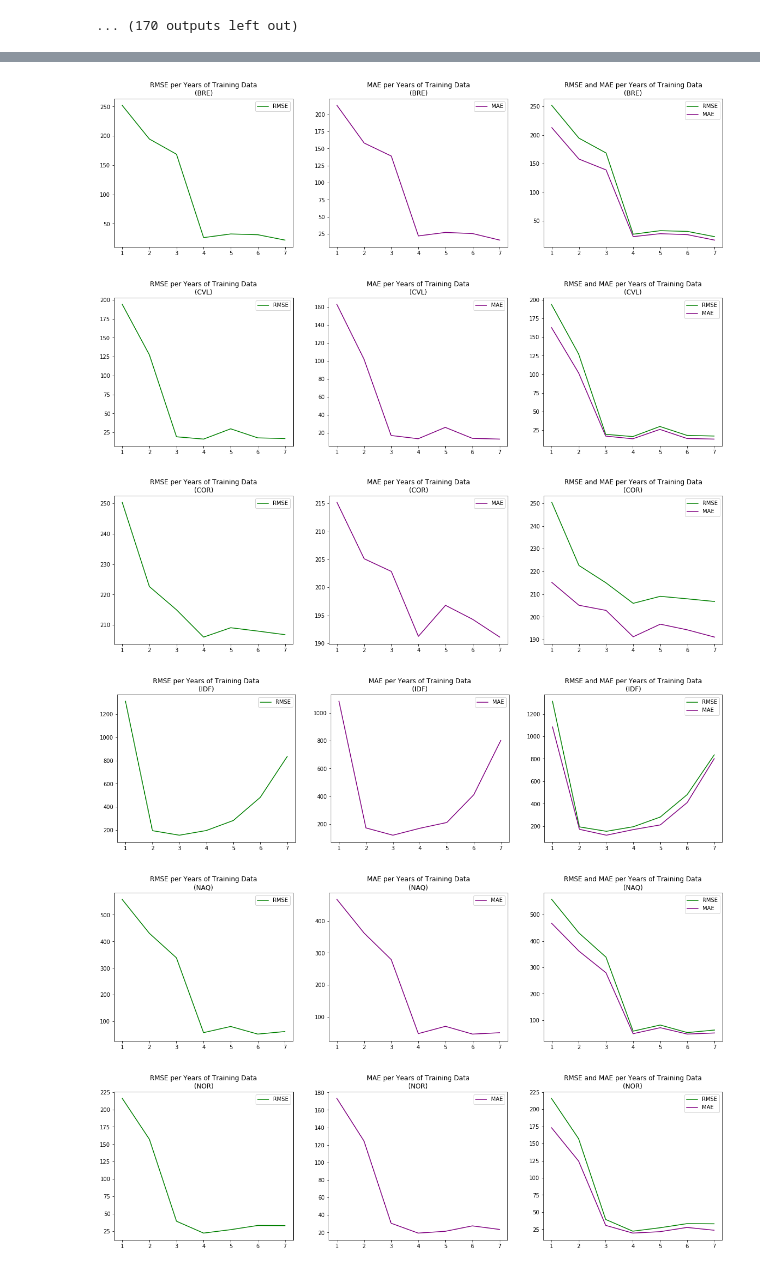
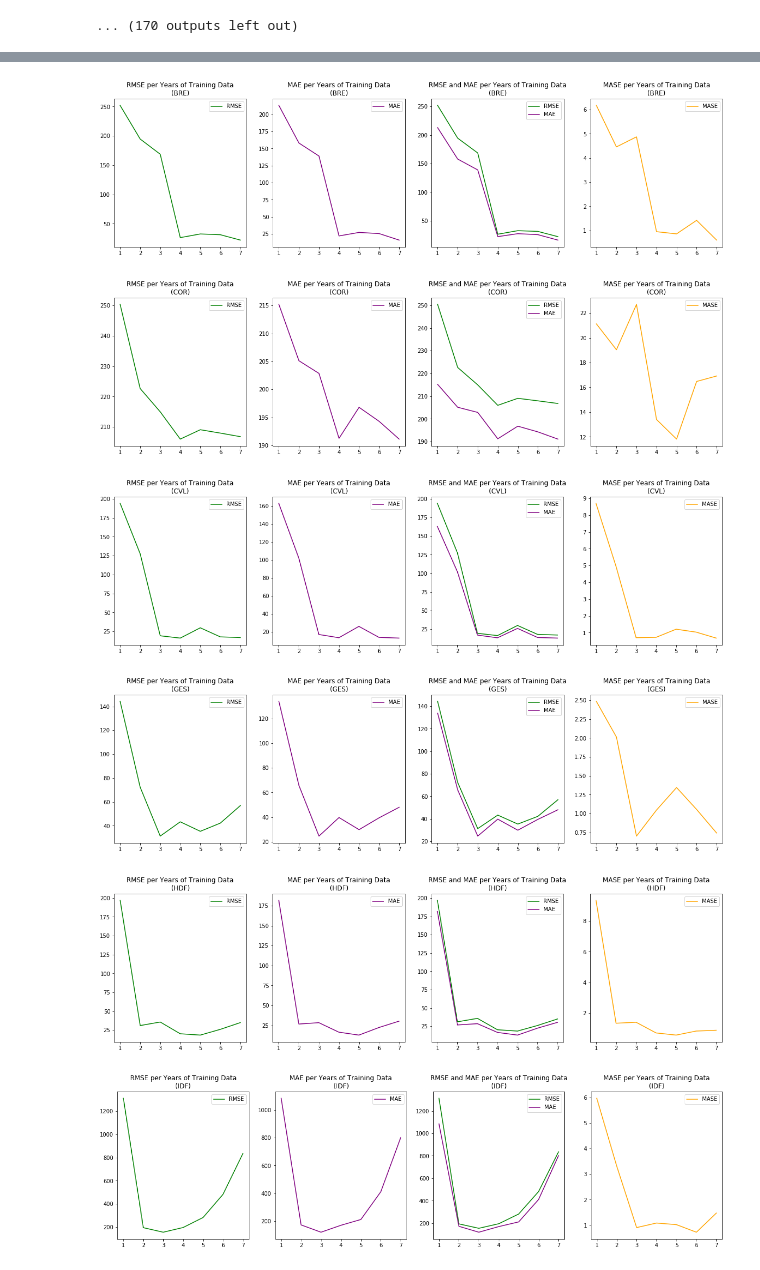
Before and after one commit to jinnyto/touristcast, a Jupyter notebook: crossvalidation/Cross Validation Prophet 13 Regions.ipynb, the cells around one changed output, grey strips where cells are left out. Cells and saved outputs as stored; diff of their text form; code cells hidden in the pictures.

Commit message:
Hyperparameter Tuning Add Mase

```diff
--- a/crossvalidation/Cross Validation Prophet 13 Regions.ipynb
+++ b/crossvalidation/Cross Validation Prophet 13 Regions.ipynb
@@ -15,13 +38,14 @@ import matplotlib.pyplot as plt
 # %%
-ll = pd.read_csv('../datasets/tc.csv')
 dr = pd.read_csv('../datasets/nights_2010-2017.csv',parse_dates=['date'], index_col='date',usecols=[*range(1, 15)])
-regions = ll.Region
+regions = [x.replace('nights_','') for x in list(dn.columns)]
+regions.sort()
 # %%
 train_start = '2010-01-01'
 all_mae = defaultdict(dict)
 all_rmse = defaultdict(dict)
-years_data = defaultdict(dict)
-predicted_data = defaultdict(list)
+all_training_years = defaultdict(dict)
+all_predicted_years = defaultdict(list)
+all_smase = defaultdict(dict)
 for region in regions:
     for predict_year in range(2011,2018):
         print("Cross Validation Prophet Region:",region,"Prediction year:",predict_year)
@@ -54,10 +78,14 @@ for region in regions:
         mae = mean_absolute_error(test, future_forecast)
         mse = mean_squared_error(test,future_forecast)
         rmse = sqrt(mse)
-        years_data[region][predict_year]=df_train.index.strftime('%Y').unique().tolist()
-        predicted_data[region].append(predict_year)
+        all_training_years[region][predict_year]=df_train.index.strftime('%Y').unique().tolist()
+        all_predicted_years[region].append(predict_year)
         all_mae[region][predict_year]=mae
         all_rmse[region][predict_year]=rmse
+        lastyear_start = str(predict_year-1)+'-01-01'
+        lastyear_end = str(predict_year-1)+'-12-01'
+        forecast = pd.DataFrame(future_forecast,columns=['nights_'+region], index=df_test.index)
+        all_smase[region][predict_year] = seasonal_MASE(dfr.loc[lastyear_start:lastyear_end,dfr.columns.str.contains('nights_'+region)], df_test, forecast )
 # %% [output]
 INFO:fbprophet.forecaster:Disabling weekly seasonality. Run prophet with weekly_seasonality=True to override this.
 INFO:fbprophet.forecaster:Disabling daily seasonality. Run prophet with daily_seasonality=True to override this.
@@ -83,16 +111,16 @@ Cross Validation Prophet Region: ARA Prediction year: 2016
 # %%
 for region in regions:
         print("Region",region)
-        for year in predicted_data[region]:
-            print('Years of training data:', years_data[region][year])
+        for year in all_predicted_years[region]:
+            print('Years of training data:', all_training_years[region][year])
             print('Predicted year:', year)
             print('RMSE: %f' % all_rmse[region][year])
             print('MAE: %f' % all_mae[region][year])
-
+            print('MASE: %f' % all_smase[region][year])
         # Error measures per CrossVal loop (number of years of training data used)
-        years = predicted_data[region]
-        fig, axes = plt.subplots(1,3, figsize=(20,5))
-        x = [len(v) for k,v in years_data[region].items()]
+        years = all_predicted_years[region]
+        fig, axes = plt.subplots(1,4, figsize=(20,5))
+        x = [len(v)    for k,v in all_training_years[region].items()]
         axes[0].plot(x, np.array([all_rmse[region][index] for index in years]), label='RMSE', color='green')
         axes[0].set_xticks(x)
         axes[0].set_xticklabels(x)
@@ -111,7 +139,13 @@ for region in regions:
         axes[2].set_xticklabels(x)
         axes[2].set_title('RMSE and MAE per Years of Training Data' + '\n' + f'({region})')
         axes[2].legend();
-        plt.savefig('CrossValidation_Prophet'+region+'.png')
+
+        axes[3].plot(x, np.array([all_smase[region][index] for index in years]), label='MASE', color='orange')
+        axes[3].set_xticks(x)
+        axes[3].set_xticklabels(x)
+        axes[3].set_title('MASE per Years of Training Data' + '\n' + f'({region})')
+        axes[3].legend()
+        plt.savefig('CrossValidation_SARIMAX'+region+'.png')
 # %% [output]
 Region ARA
 Years of training data: ['2010']
@@ -135,6 +169,6 @@ MAE: 30.961755
-[figure, old version]
+[figure, new version]
-[figure, old version]
+[figure, new version]
-[figure, old version]
+[figure, new version]
-[figure, old version]
+[figure, new version]
-[figure, old version]
+[figure, new version]
-[figure, old version]
+[figure, new version]
```
Also changed, not shown: parts of 2 cells of this notebook.
